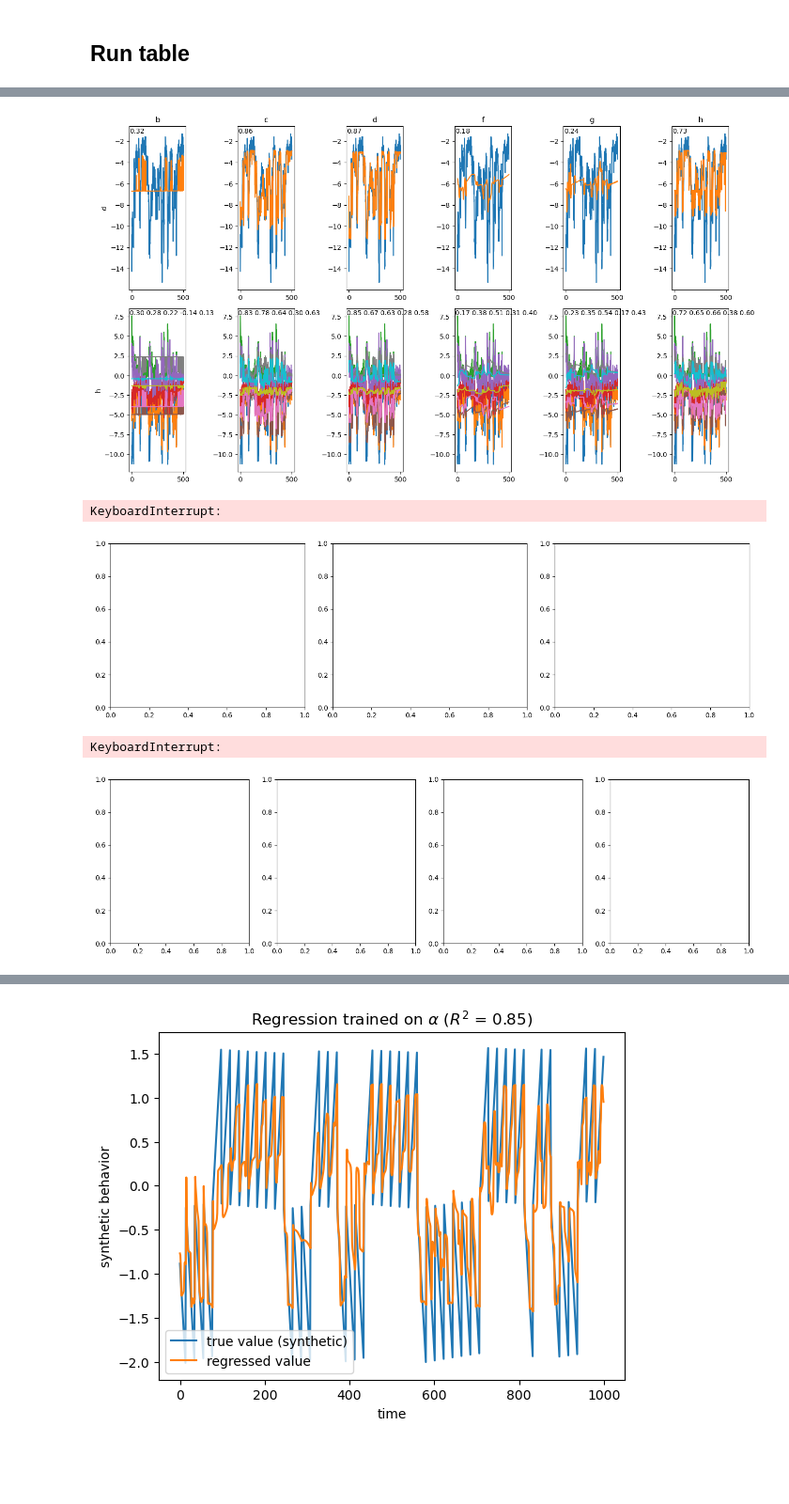
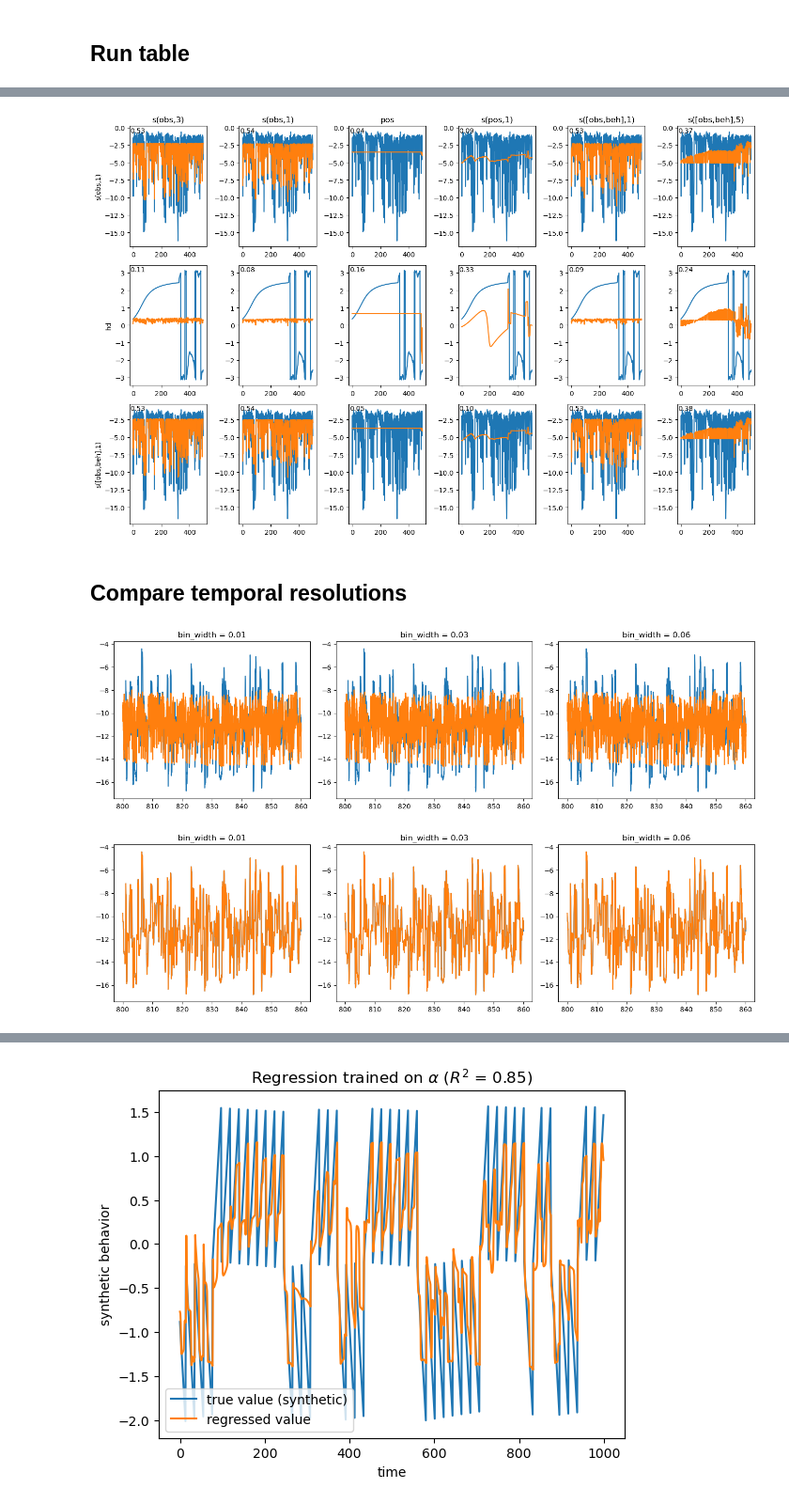
Before and after one commit to draeloslab/Bubblewrap, a Jupyter notebook: scripts/regressions.ipynb, the cells around one changed output, grey strips where cells are left out. Shown at 94% size. Saved outputs shown, nothing was run; the diff lists cells and outputs as text; code cells hidden in the pictures; blank space fills up the shorter version.

Commit message:
adds datasets to functional inputs

```diff
--- a/scripts/regressions.ipynb
+++ b/scripts/regressions.ipynb
@@ -24,0 +54,3 @@ output_keys = 'd h'.split(" ")
+# %%
+resampled_behavior = fin.resample_behavior(raw_behavior, bin_centers, beh_t)
+beh = resampled_behavior
@@ -24,0 +90,12 @@ output_keys = 'd h'.split(" ")
+# %%
+datasets = {}
+input_keys = []
+output_keys = []
+for key, value in pre_datasets.items():
+    k, tags = key.split("#")
+    k = k.strip()
+    datasets[k] = value
+    if "i" in tags:
+        input_keys.append(k)
+    if "o" in tags:
+        output_keys.append(k)
@@ -64,14 +132,17 @@ def evaluate(i,o, auto_reg=False):
 # %%
 results = {}
+brs = {}
 true_values = {}
 for okey in output_keys:
     results[okey] = {}
+    brs[okey] = {}
     for ikey in input_keys:
         print(f"{okey= } {ikey= }")
 
-        pred, true = evaluate(datasets[ikey], datasets[okey])
+        br, pred, true = evaluate(datasets[ikey], datasets[okey])
 
         results[okey][ikey] = pred
+        brs[okey][ikey] = br
 
         if okey not in true_values:
             true_values[okey] = true
@@ -79,0 +191,21 @@ NameError: name 'output_keys' is not defined
+# %%
+fig, ax = plt.subplots(nrows=len(output_keys), ncols=len(input_keys), figsize=(14,3*len(output_keys)), layout='tight')
+
+s = slice(-1000,-1)
+
+for row, okey in enumerate(output_keys):
+    ax[row,0].set_ylabel(okey)
+    for col, ikey in enumerate(input_keys):
+        if row == 0:
+            ax[0,col].set_title(ikey)
+
+        brs[okey][ikey]
+
+        true, predicted = fin.clip(true_values[okey], results[okey][ikey])
+
+        ax[row,col].plot(br.prediction_history[0][s])
+
+#         halfway = len(true)//2
+
+#         corrs = " ".join([f"{np.corrcoef(true[halfway:,j], predicted[halfway:,j])[0,1]:.2f}" for j in range(true.shape[1])])
+#         ax[row,col].text(.01,.99, corrs, ha='left', va='top', transform=ax[row, col].transAxes)
@@ -80,7 +214,7 @@ NameError: name 'output_keys' is not defined
 # %%
-fig, ax = plt.subplots(nrows=len(output_keys), ncols=len(input_keys), figsize=(14,4*len(output_keys)), layout='tight')
+fig, ax = plt.subplots(nrows=len(output_keys), ncols=len(input_keys), figsize=(14,3*len(output_keys)), layout='tight')
 
-s = slice(-1200,-700)
+s = slice(-500,-1)
 
 for row, okey in enumerate(output_keys):
     ax[row,0].set_ylabel(okey)
@@ -89,41 +223,44 @@ for row, okey in enumerate(output_keys):
 
         if 1:
             ax[row,col].plot(true[s])
             ax[row,col].plot(predicted[s])
         else:
             ax[row,col].plot(predicted[s]-true[s])
             ax[row,col].set_ylim((true.max() - true.min()) * np.array([-.5, .5]))
             # ax[row,col].plot()
 
         halfway = len(true)//2
 
         corrs = " ".join([f"{np.corrcoef(true[halfway:,j], predicted[halfway:,j])[0,1]:.2f}" for j in range(true.shape[1])])
         ax[row,col].text(.01,.99, corrs, ha='left', va='top', transform=ax[row, col].transAxes)
         if row == 0:
             ax[0,col].set_title(ikey)
 
 #     pred = bslice[i].behavior_pred_history[1][-1000:]
 #     err = np.squeeze(bslice[i].behavior_error_history[1][-1000:])
 
 #     true = pred-err
 
 #     ax[c,r].plot(true)
 #     ax[c,r].plot(pred)
 #
 
 #     if c == 0:
 #         ax[c,r].set_title(input_keys[r])
 #     if r == 0:
 #         ax[c,r].set_ylabel(output_keys[c])
 # %% [output]
-[figure, old version]
+[figure, new version]
+# %% [markdown]
+## Compare temporal resolutions
 # %%
-bin_widths = [.001, .03, .06]
+bin_widths = [.01, .03, .06]
 
 fig, ax = plt.subplots(nrows=1, ncols=len(bin_widths), figsize=(14,4*1), layout='tight')
 
 for idx, bin_width in enumerate(bin_widths):
-    obs, beh, t = fin.get_indy_data(bin_width)
+    obs, raw_behavior, bin_centers, t = fin.construct_indy_data(fin.datasets["indy"][0])
+    beh = fin.resample_behavior(raw_behavior, bin_centers, t)
     i = fin.prosvd_data(np.hstack([obs[10:], fin.zscore(beh, 10)]), 5, 20)
     o = fin.prosvd_data(beh, 1, 20)
     predicted, true = evaluate(i, o)
@@ -134,15 +271,13 @@ for idx, bin_width in enumerate(bin_widths):
     ax[idx].plot(t[mask], predicted[mask])
     ax[idx].set_title(f"{bin_width = }")
 # %% [output]
-KeyboardInterrupt:
-[figure, old version]
+[figure, new version]
 # %%
-bin_widths = [.0001, .01, .03, .06]
-
 fig, ax = plt.subplots(nrows=1, ncols=len(bin_widths), figsize=(14,4*1), layout='tight')
 
 for idx, bin_width in enumerate(bin_widths):
-    obs, beh, t = fin.get_indy_data(bin_width)
+    obs, raw_behavior, bin_centers, t = fin.construct_indy_data(fin.datasets["indy"][0])
+    beh = fin.resample_behavior(raw_behavior, bin_centers, t)
     i = fin.prosvd_data(np.hstack([obs[10:], fin.zscore(beh, 10)]), 5, 20)
     o = fin.prosvd_data(beh, 1, 20)
     predicted, true = evaluate(i, o, auto_reg=True)
@@ -153,5 +288,4 @@ for idx, bin_width in enumerate(bin_widths):
     ax[idx].plot(t[mask], predicted[mask])
     ax[idx].set_title(f"{bin_width = }")
 # %% [output]
-KeyboardInterrupt:
-[figure, old version]
+[figure, new version]
```
Also changed, not shown: parts of 38 cells of this notebook, 9 other files.
